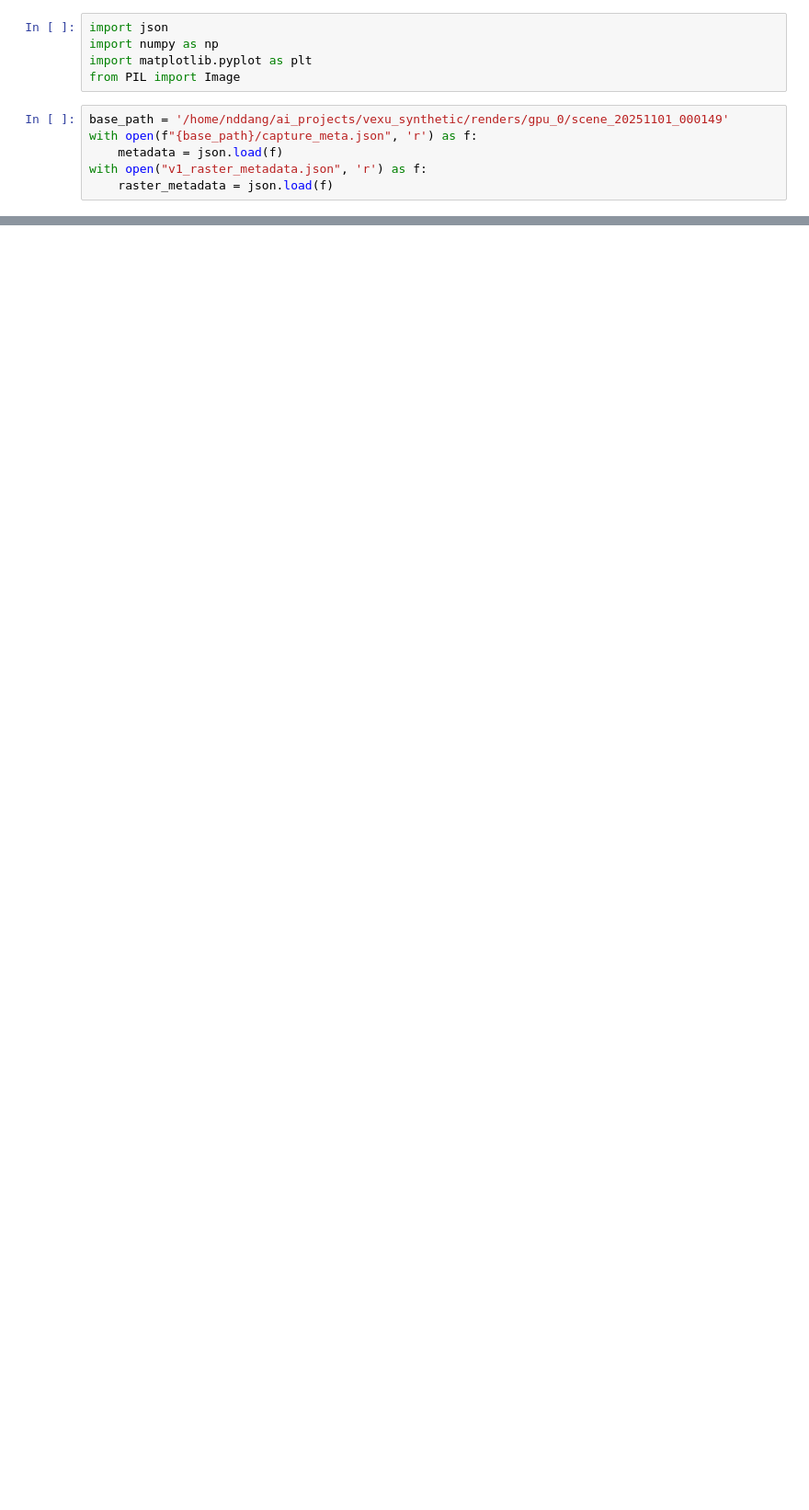
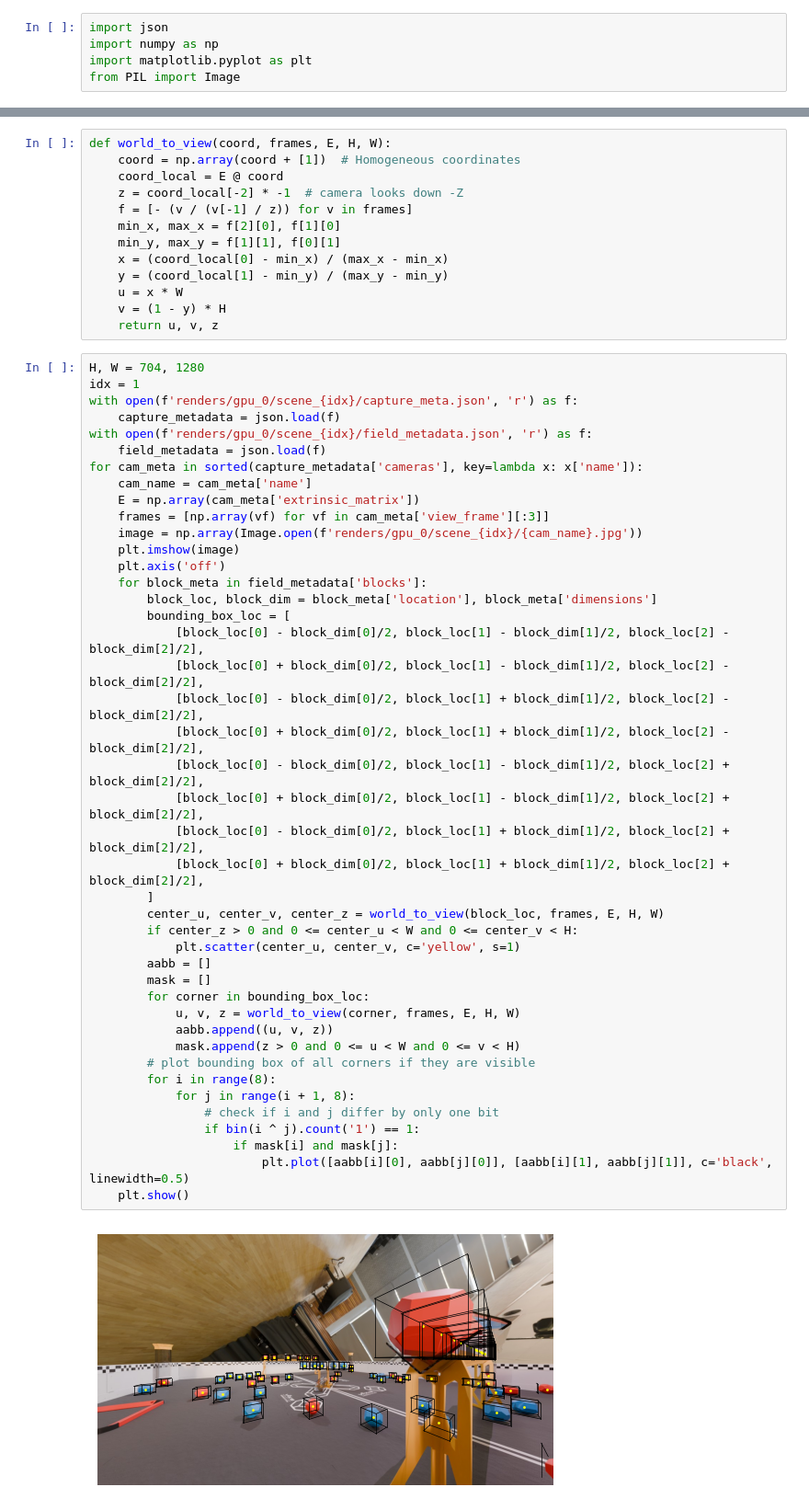
Before and after one commit to nguyenddang/vexu_synthetic, a Jupyter notebook: play.ipynb, the cells around one changed output, grey strips where cells are left out. Shown: that part at 92% size. Cells and saved outputs as stored; diff of their text form; blank space fills up the shorter version.

```diff
--- a/play.ipynb
+++ b/play.ipynb
@@ -3,9 +3,3 @@ import json
 import numpy as np
 import matplotlib.pyplot as plt
 from PIL import Image
-# %%
-base_path = '/home/nddang/ai_projects/vexu_synthetic/renders/gpu_0/scene_20251101_000149'
-with open(f"{base_path}/capture_meta.json", 'r') as f:
-    metadata = json.load(f)
-with open("v1_raster_metadata.json", 'r') as f:
-    raster_metadata = json.load(f)
@@ -151,0 +6,58 @@ compute_raster_indices("v1_raster_metadata.json", N=48)
+# %%
+def world_to_view(coord, frames, E, H, W):
+    coord = np.array(coord + [1])  # Homogeneous coordinates
+    coord_local = E @ coord
+    z = coord_local[-2] * -1  # camera looks down -Z
+    f = [- (v / (v[-1] / z)) for v in frames]
+    min_x, max_x = f[2][0], f[1][0]
+    min_y, max_y = f[1][1], f[0][1]
+    x = (coord_local[0] - min_x) / (max_x - min_x)
+    y = (coord_local[1] - min_y) / (max_y - min_y)
+    u = x * W
+    v = (1 - y) * H
+    return u, v, z
+# %%
+H, W = 704, 1280
+idx = 1
+with open(f'renders/gpu_0/scene_{idx}/capture_meta.json', 'r') as f:
+    capture_metadata = json.load(f)
+with open(f'renders/gpu_0/scene_{idx}/field_metadata.json', 'r') as f:
+    field_metadata = json.load(f)
+for cam_meta in sorted(capture_metadata['cameras'], key=lambda x: x['name']):
+    cam_name = cam_meta['name']
+    E = np.array(cam_meta['extrinsic_matrix'])
+    frames = [np.array(vf) for vf in cam_meta['view_frame'][:3]]
+    image = np.array(Image.open(f'renders/gpu_0/scene_{idx}/{cam_name}.jpg'))
+    plt.imshow(image)
+    plt.axis('off')
+    for block_meta in field_metadata['blocks']:
+        block_loc, block_dim = block_meta['location'], block_meta['dimensions']
+        bounding_box_loc = [
+            [block_loc[0] - block_dim[0]/2, block_loc[1] - block_dim[1]/2, block_loc[2] - block_dim[2]/2],
+            [block_loc[0] + block_dim[0]/2, block_loc[1] - block_dim[1]/2, block_loc[2] - block_dim[2]/2],
+            [block_loc[0] - block_dim[0]/2, block_loc[1] + block_dim[1]/2, block_loc[2] - block_dim[2]/2],
+            [block_loc[0] + block_dim[0]/2, block_loc[1] + block_dim[1]/2, block_loc[2] - block_dim[2]/2],
+            [block_loc[0] - block_dim[0]/2, block_loc[1] - block_dim[1]/2, block_loc[2] + block_dim[2]/2],
+            [block_loc[0] + block_dim[0]/2, block_loc[1] - block_dim[1]/2, block_loc[2] + block_dim[2]/2],
+            [block_loc[0] - block_dim[0]/2, block_loc[1] + block_dim[1]/2, block_loc[2] + block_dim[2]/2],
+            [block_loc[0] + block_dim[0]/2, block_loc[1] + block_dim[1]/2, block_loc[2] + block_dim[2]/2],
+        ]
+        center_u, center_v, center_z = world_to_view(block_loc, frames, E, H, W)
+        if center_z > 0 and 0 <= center_u < W and 0 <= center_v < H:
+            plt.scatter(center_u, center_v, c='yellow', s=1)
+        aabb = []
+        mask = []
+        for corner in bounding_box_loc:
+            u, v, z = world_to_view(corner, frames, E, H, W)
+            aabb.append((u, v, z))
+            mask.append(z > 0 and 0 <= u < W and 0 <= v < H)
+        # plot bounding box of all corners if they are visible
+        for i in range(8):
+            for j in range(i + 1, 8):
+                # check if i and j differ by only one bit
+                if bin(i ^ j).count('1') == 1:
+                    if mask[i] and mask[j]:
+                        plt.plot([aabb[i][0], aabb[j][0]], [aabb[i][1], aabb[j][1]], c='black', linewidth=0.5)
+    plt.show()
+# %% [output]
+[figure, added]
```
Also changed, not shown: parts of 6 cells of this notebook, 7 other files.
